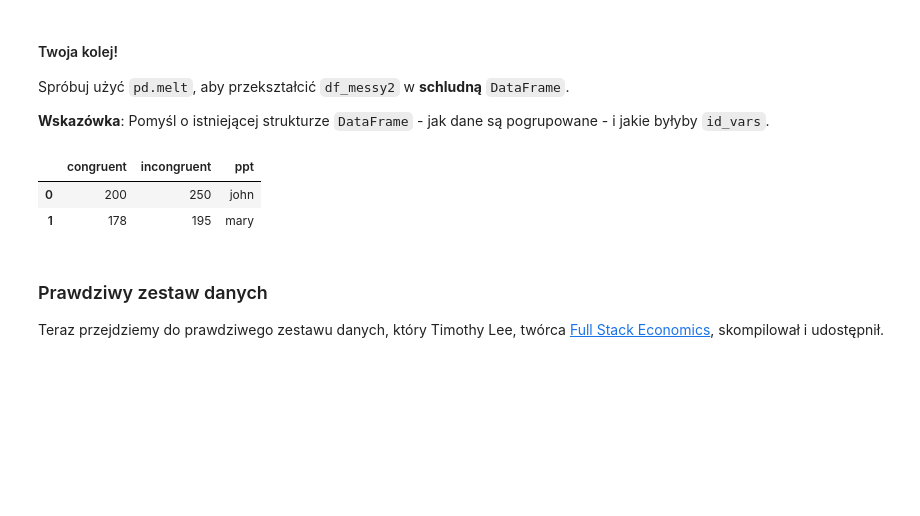
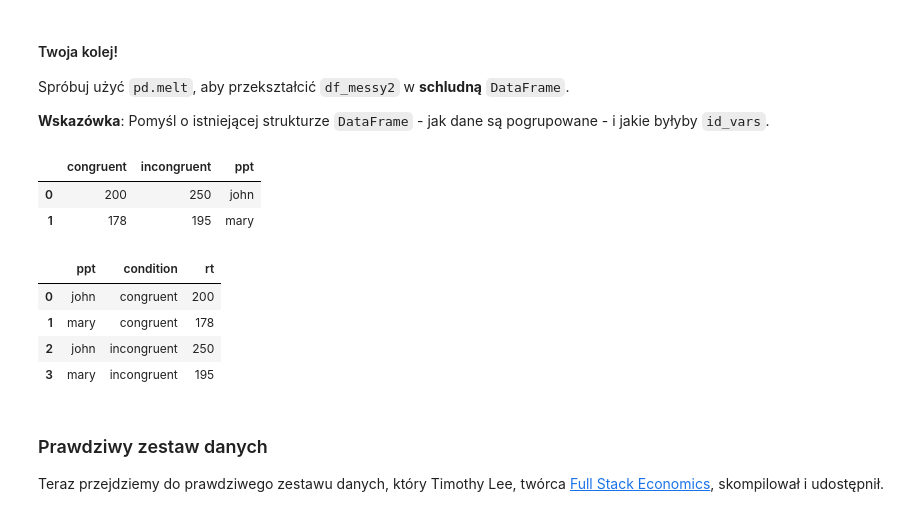
Before and after one commit to karoljablonski/sad, a Jupyter notebook: 08-data-wrangling.ipynb, the cells around one changed output. Cells and saved outputs as stored; diff of their text form; code cells hidden in the pictures; blank space fills up the shorter version.

```diff
--- a/08-data-wrangling.ipynb
+++ b/08-data-wrangling.ipynb
@@ -1301,6 +1306,15 @@ df_messy2
 | 1 | 178 | 195 | mary |
 # %%
 ### Twój kod tutaj
+pd.melt(df_messy2, id_vars = "ppt",
+        var_name = "condition",
+        value_name = "rt")
+# %% [output]
+|  | ppt | condition | rt |
+| 0 | john | congruent | 200 |
+| 1 | mary | congruent | 178 |
+| 2 | john | incongruent | 250 |
+| 3 | mary | incongruent | 195 |
 # %% [markdown]
 ### Prawdziwy zestaw danych
 
```
Also changed, not shown: parts of 14 cells of this notebook.
